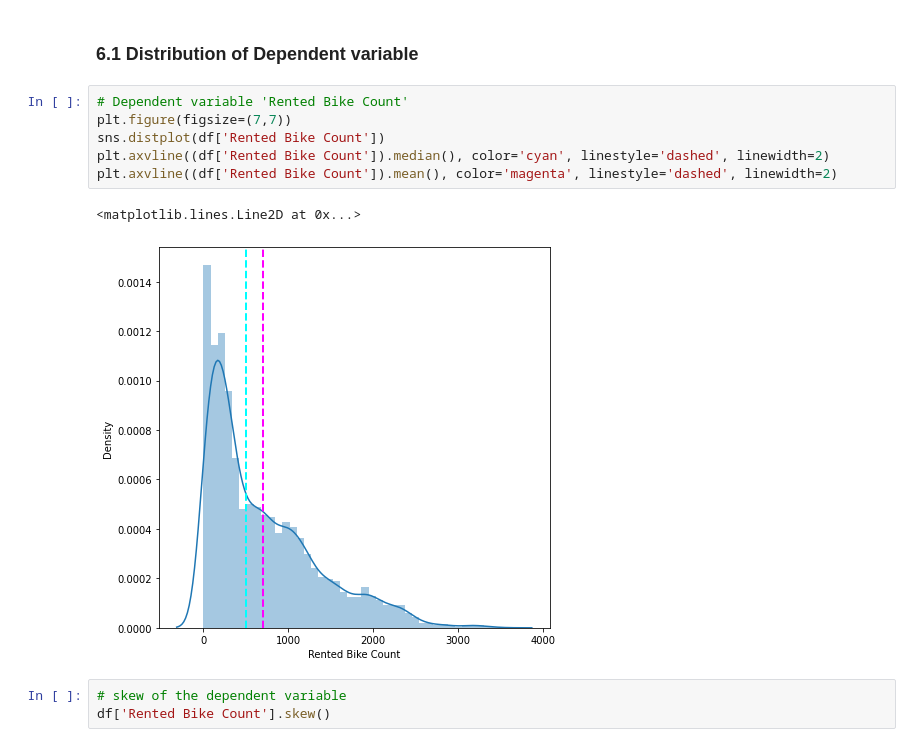
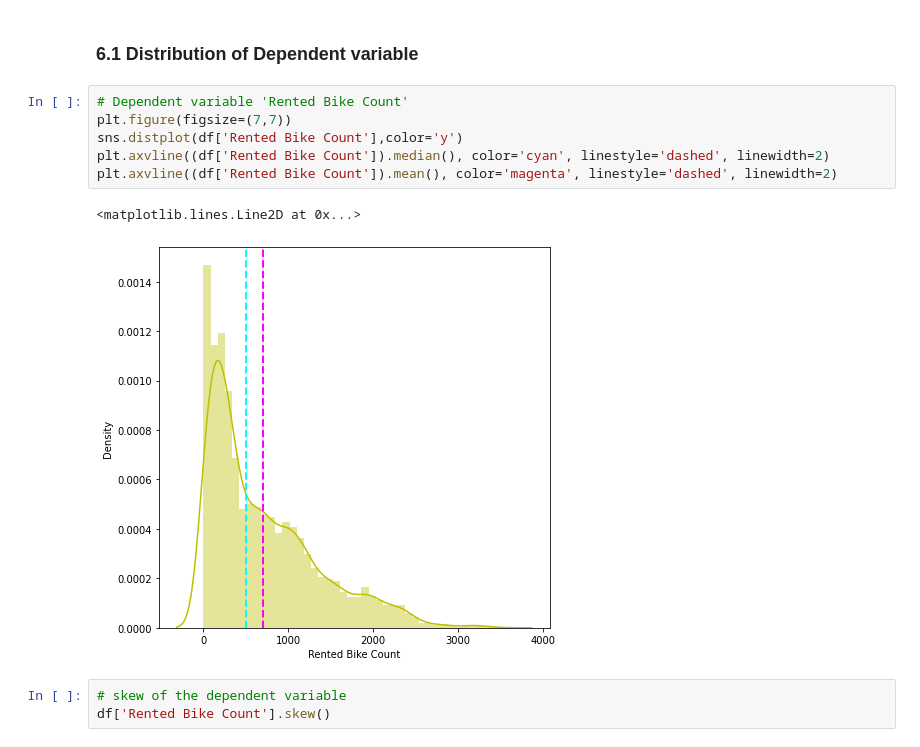
Before and after one commit to disuja7/Bike-sharing-demand-prediction, a Jupyter notebook: Copy_of_Bike_Sharing_Demand_Prediction_Capstone_Project.ipynb, the cells around one changed output. Saved outputs shown, nothing was run; the diff lists cells and outputs as text.

```diff
--- a/Copy_of_Bike_Sharing_Demand_Prediction_Capstone_Project.ipynb
+++ b/Copy_of_Bike_Sharing_Demand_Prediction_Capstone_Project.ipynb
@@ -202,12 +202,12 @@ df.head()
 # %%
 # Dependent variable 'Rented Bike Count'
 plt.figure(figsize=(7,7))
-sns.distplot(df['Rented Bike Count'])
+sns.distplot(df['Rented Bike Count'],color='y')
 plt.axvline((df['Rented Bike Count']).median(), color='cyan', linestyle='dashed', linewidth=2)
 plt.axvline((df['Rented Bike Count']).mean(), color='magenta', linestyle='dashed', linewidth=2)
 # %% [output]
 <matplotlib.lines.Line2D at 0x...>
-[figure, old version]
+[figure, new version]
 # %%
 # skew of the dependent variable
 df['Rented Bike Count'].skew()
```
Also changed, not shown: parts of 87 cells of this notebook.
